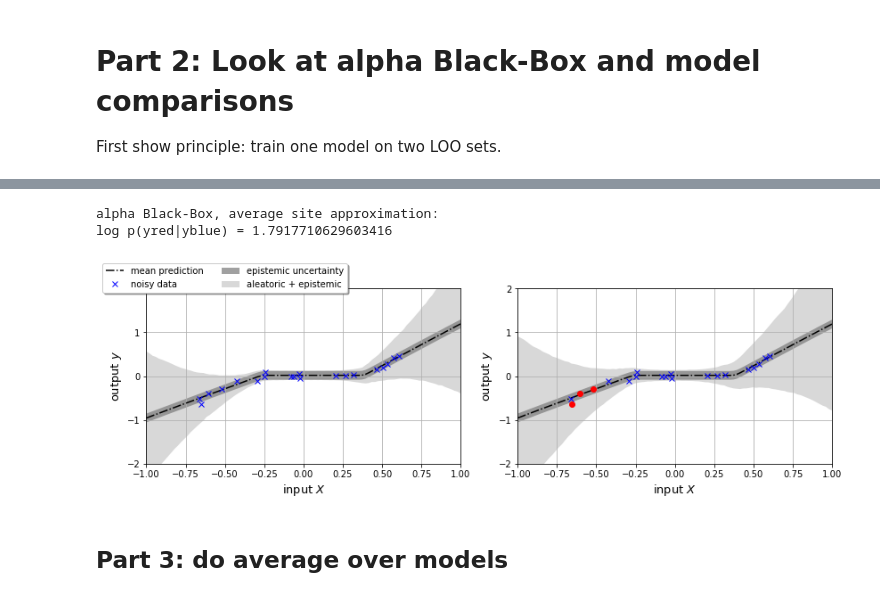
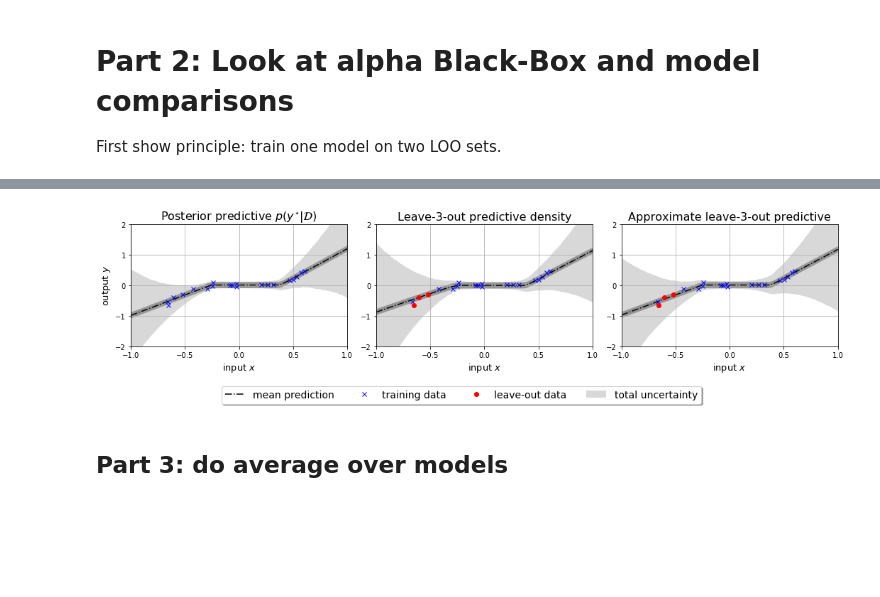
Before and after one commit to AudOlivier/UQ_in_ML, a Jupyter notebook: Cubic_VI.ipynb, the cells around one changed output, grey strips where cells are left out. Saved outputs shown, nothing was run; the diff lists cells and outputs as text; code cells hidden in the pictures; blank space fills up the shorter version.

```diff
--- a/Cubic_VI.ipynb
+++ b/Cubic_VI.ipynb
@@ -305,36 +281,50 @@ log p(yred|yblue) = 1.6337319699427635
 # %%
-print('alpha Black-Box, average site approximation:')
-fig, ax = plt.subplots(figsize=(12, 4.), ncols=2)
+fig, ax = plt.subplots(figsize=(15, 3.5), ncols=3)
 reg = alphaBB(alpha=0.1, random_seed=4567, **nn)
 reg.fit(X=xn, y=yn, **training_dict)
-for i in range(2):
+for i in [0, 2, 1]:
     if i == 0:
         y_mean, y_perc = reg.predict_uq(
             X=x_plot, ns=10000, return_std=False, return_percentiles=(2.5, 97.5), return_MC=0,
-            aleatoric_in_std_perc=True, aleatoric_in_MC=False)
-    else:
+            aleatoric_in_std_perc=True)
+        title = r'Posterior predictive $p(y^{\star} \vert \mathcal{D})$'
+    elif i == 2:
         leave_factors = ind_i
         y_mean, y_perc = reg.predict_uq_from_lso(
             X=x_plot, leave_factors=leave_factors, ns=10000, return_std=False, return_percentiles=(2.5, 97.5),
             aleatoric_in_std_perc=True)
-        log_pi = reg.compute_lso_predictive_density(leave_factors=leave_factors, ns=10000)
-        print('log p(yred|yblue) = {}'.format(log_pi))
+        title = r'Approximate leave-3-out predictive'
+    elif i == 1:
+        reg = alphaBB(alpha=0.1, random_seed=4567, **nn)
+        reg.fit(X=xn_train, y=yn_train, **training_dict)
+        y_mean, y_perc = reg.predict_uq(
+            X=x_plot, ns=10000, return_std=False, return_percentiles=(2.5, 97.5), return_MC=0,
+            aleatoric_in_std_perc=True)
+        title = r'Leave-3-out predictive density'
     plot_mean_percentiles(x_plot, y_perc=y_perc, ax=ax[i], y_mean=y_mean, var_aleatoric=var_n)
+    set_stuff(ax[i])
     if i == 0:
         ax[i].plot(xn, yn, **kwargs_data)
-        ax[i].legend(loc='upper center', bbox_to_anchor=(0.25, 1.17), ncol=2, fancybox=True, shadow=True)
+        ax[i].set_ylabel(r'output $y$', fontsize=13)
+        ax[i].set_xlabel(r'input $x$', fontsize=13)
     else:
         ax[i].plot(xn_train, yn_train, **kwargs_data)
-        ax[i].plot(xn_leave, yn_leave, color='red', marker='o', linestyle='none')
-    ax[i].grid(True)
-    set_stuff(ax[i])
-
+        ax[i].plot(xn_leave, yn_leave, color='red', marker='o', linestyle='none', label='leave-out data')
+        ax[i].set_ylabel('')
+        ax[i].set_xlabel(r'input $x$', fontsize=13)
+    ax[i].set_xticks([-1., -0.5, 0., 0.5, 1.])
+    ax[i].grid(True, which='both')
+    ax[i].set_title(title, fontsize=16)
+fig.legend(
+    (ax[1].lines[0], ax[1].lines[1], ax[1].lines[2], ax[1].patches[1]),
+    ('mean prediction', 'training data', 'leave-out data', 'total uncertainty'),
+    ncol=4, fancybox=True, shadow=True, fontsize=14,
+    bbox_to_anchor=(0.8, 0), bbox_transform=plt.gcf().transFigure)
 fig.tight_layout()
+#fig.savefig('cubic_L3O.pdf')
 plt.show()
 # %% [output]
-alpha Black-Box, average site approximation:
-log p(yred|yblue) = 1.7917710629603416
-[figure, old version]
+[figure, new version]
 # %% [markdown]
 ## Part 3: do average over models
 # %%
```
Also changed, not shown: parts of 6 cells of this notebook, 32 other files.
